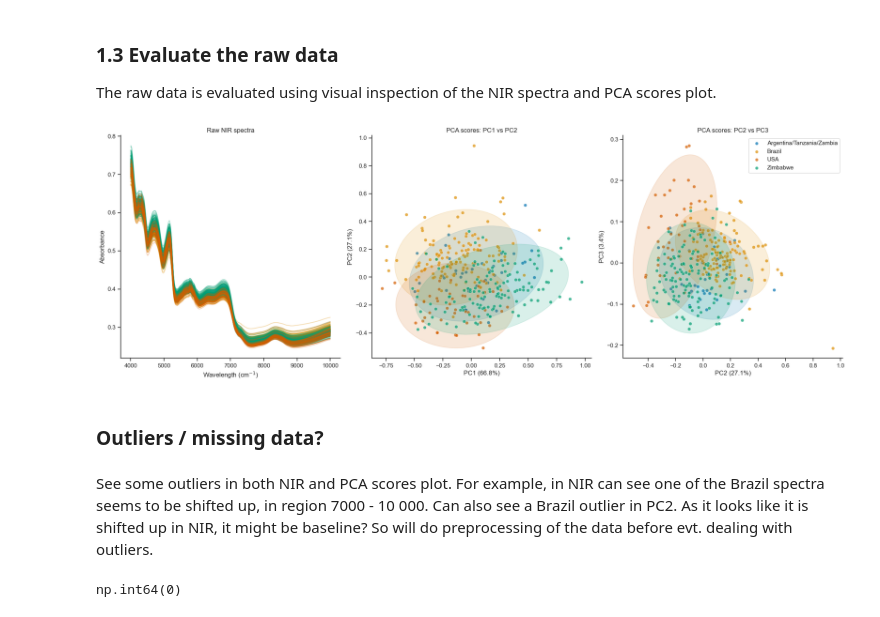
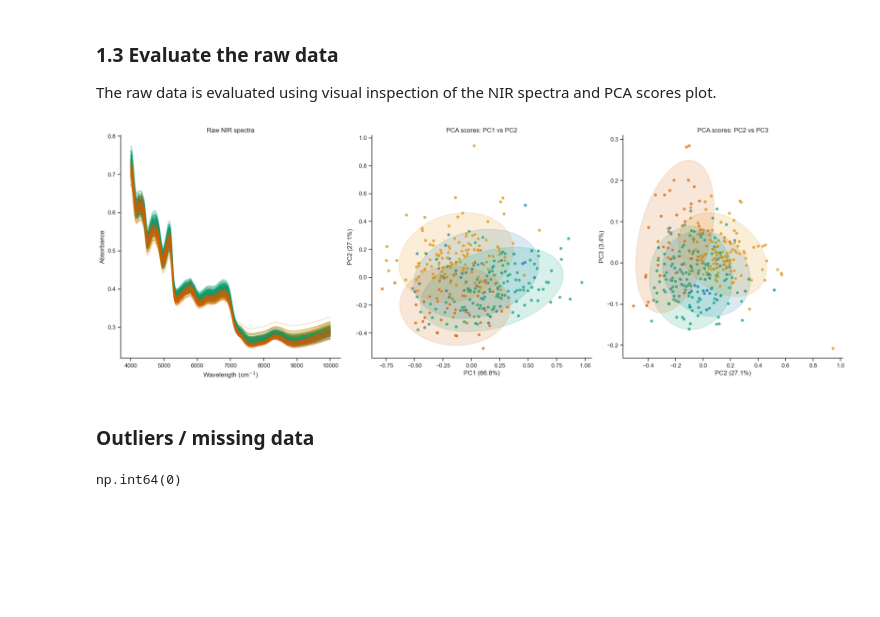
Before and after one commit to ejontnu/Project-Chemometric, a Jupyter notebook: Project.ipynb, the cells around one changed output. Saved outputs shown, nothing was run; the diff lists cells and outputs as text; code cells hidden in the pictures; blank space fills up the shorter version.

```diff
--- a/Project.ipynb
+++ b/Project.ipynb
@@ -106,20 +106,24 @@ palette
 # %% [markdown]
 **Function to plot the NIR spectra**
 # %%
+
 def plot_nir_spectra(X, wavelengths, labels, colormap, ax, title="NIR spectra", show_legend=True):
     """
-    Plots NIR spectra on a provided axes object, grouped by geographical origin.
+    Plots NIR spectra on a provided axes object, color coded by geographical origin.
 
     Args:
         X (np.ndarray): Spectral data matrix
-        wavelengths (np.ndarray): Numerical array representing the x-axis values
+        wavelengths (np.ndarray): Array of the wavelengths of the spectum
         labels (pd.Series): Full list of country labels for each sample
         colormap (dict): Dictionary mapping country/origin names to specific colors
         ax (matplotlib.axes.Axes): The axes object where the spectra will be plotted
         title (str): The title to display on the plot. Defaults to "NIR spectra".
         show_legend (bool): Whether to display the legend. Defaults to True.
     """
+
     for country, color in colormap.items():
+
+        # select only spectra belonging to the currect country/class
         mask = labels == country
         subset = X[mask]
 
@@ -128,14 +132,15 @@ def plot_nir_spectra(X, wavelengths, labels, colormap, ax, title="NIR spectra",
                 wavelengths,
                 spectrum,
                 color=color,
-                alpha=0.3,
-                label=country if i == 0 else None
+                alpha=0.3, # trancparency so possible to see overlapping spectra
+                label=country if i == 0 else None # so label first occurrence to legend
             )
 
     ax.set_xlabel("Wavelength (cm$^{-1}$)")
     ax.set_ylabel("Absorbance")
     ax.set_title(title)
 
+    # adds legend if not false
     if show_legend:
         ax.legend()
 # %% [markdown]
@@ -147,19 +152,14 @@ def run_pca(X, n_components=5):
     """
     Run Principal Component Analysis (PCA) on a spectral data matrix.
 
-    Args
-        X : numpy.ndarray
-            Spectral data matrix with shape (n_samples, n_variables).
-        n_components : int, default=5
-            Number of principal components to calculate.
+    Args:
+        X (np.ndarray):  Spectral data matrix
+        n_components (int, default=5): Number of principal components to calculate.
 
-    Returns
-        scores : numpy.ndarray
-            PCA score matrix with shape (n_samples, n_components).
-        var_exp : numpy.ndarray
-            Explained variance (%) for each principal component.
-        pca : sklearn.decomposition.PCA
-            Fitted PCA model object.
+    Returns:
+        scores (np.ndarray): PCA score matrix with shape (n_samples, n_components)
+        var_exp (np.ndarray): Explained variance (%) for each principal component.
+        pca (sklearn.decomposition.PCA): Fitted PCA model object.
     """
     pca = PCA(n_components=n_components)
     scores = pca.fit_transform(X)
@@ -216,41 +254,45 @@ fig, axes = plt.subplots(1, 3, figsize=(20, 7))
 
 # Raw spectra
 plot_nir_spectra(
     X, wavelengths, countries, country_color_map,
     ax=axes[0],
     title="Raw NIR spectra",
     show_legend=False
 )
 
-# PCA
+# PCA computation
 scores, varpca, pca = run_pca(X)
 
+# PC1 vs PC2
 plot_pca_scores(
     scores, varpca, countries, country_color_map,
     ax=axes[1],
     pcs=(1, 2),
     ellipses=True,
     title="PCA scores: PC1 vs PC2",
     show_legend=False
 )
 
+# PC2 vs PC3
 plot_pca_scores(
     scores, varpca, countries, country_color_map,
     ax=axes[2],
     pcs=(2, 3),
     ellipses=True,
-    title="PCA scores: PC2 vs PC3"
+    title="PCA scores: PC2 vs PC3",
+    show_legend=False
 )
 
-sns.despine()
+# Clean all subplots
+for ax in axes:
+    sns.despine(ax=ax)
+
 plt.tight_layout()
 plt.show()
 # %% [output]
-[figure, old version]
+[figure, new version]
 # %% [markdown]
-### Outliers / missing data?
+### Outliers / missing data
-# %% [markdown]
-See some outliers in both NIR and PCA scores plot. For example, in NIR can see one of the Brazil spectra seems to be shifted up, in region 7000 - 10 000. Can also see a Brazil outlier in PC2. As it looks like it is shifted up in NIR, it might be baseline? So will do preprocessing of the data before evt. dealing with outliers.
 # %%
 # Check if there are any missing values in the entire matrix
 missing_count = nir_df.isnull().sum().sum()
```
Also changed, not shown: parts of 7 cells of this notebook.
